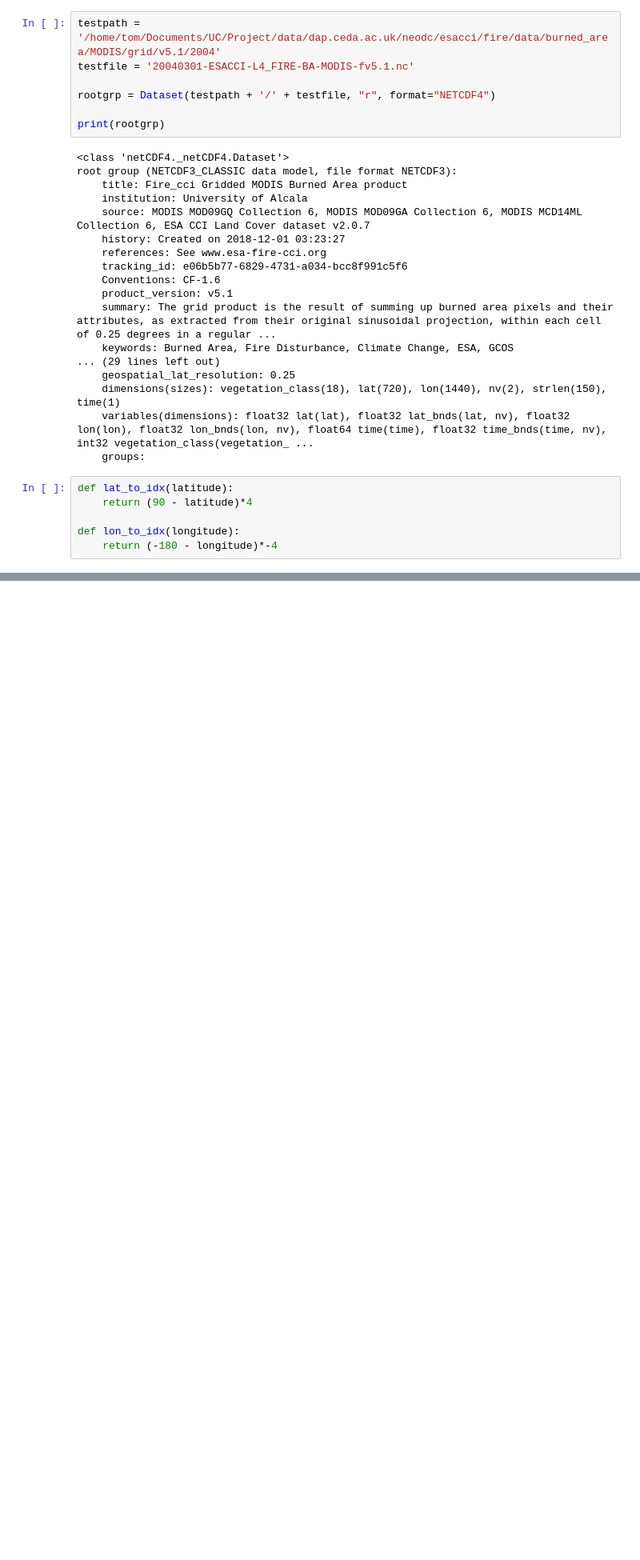
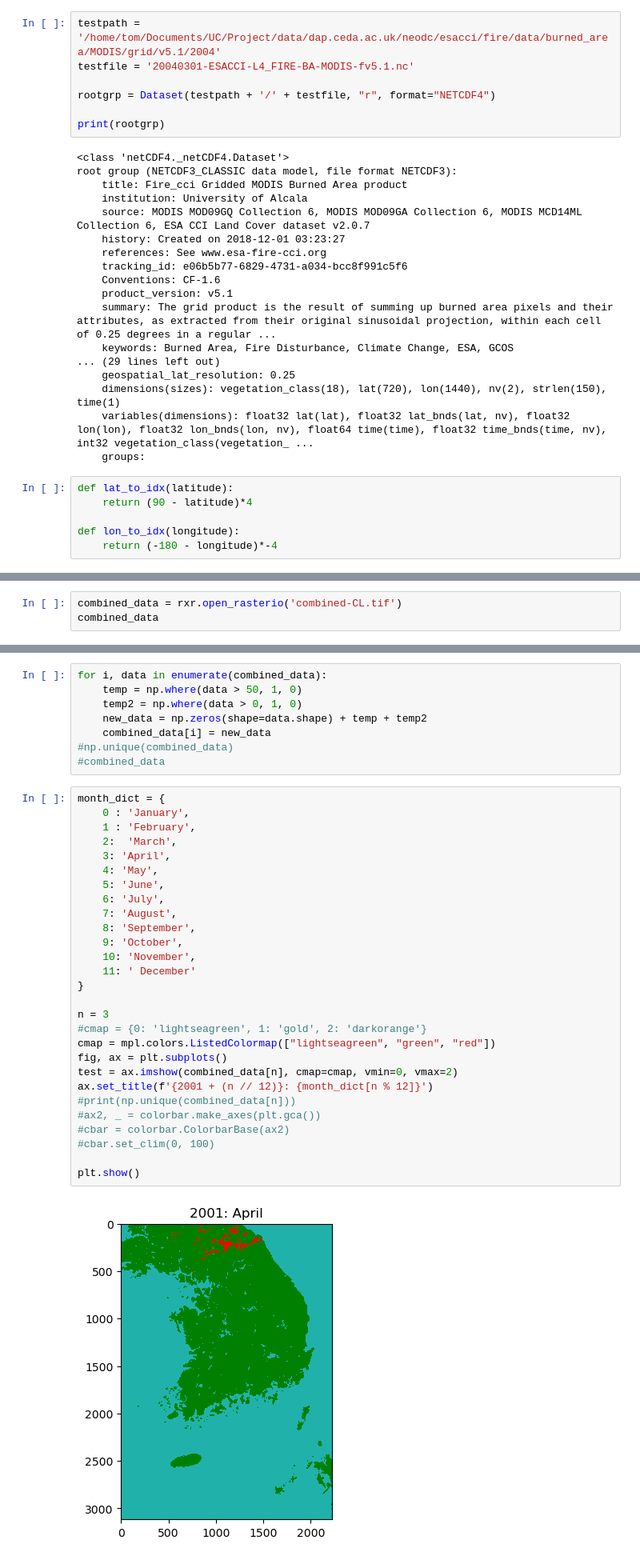
Before and after one commit to Tom-v-G/UC_wildfire_forecasting, a Jupyter notebook: data visualisation Tom.ipynb, the cells around one changed output, grey strips where cells are left out. Shown at 80% size. Cells and saved outputs as stored; diff of their text form; blank space fills up the shorter version.

```diff
--- a/data visualisation Tom.ipynb
+++ b/data visualisation Tom.ipynb
@@ -74,0 +259,3 @@ print(np.array(var[:, lat_to_idx(sth_kor_lat_max):lat_to_idx(sth_kor_lat_min), l
+# %%
+combined_data = rxr.open_rasterio('combined-CL.tif')
+combined_data
@@ -74,0 +277,38 @@ print(np.array(var[:, lat_to_idx(sth_kor_lat_max):lat_to_idx(sth_kor_lat_min), l
+# %%
+for i, data in enumerate(combined_data):
+    temp = np.where(data > 50, 1, 0)
+    temp2 = np.where(data > 0, 1, 0)
+    new_data = np.zeros(shape=data.shape) + temp + temp2
+    combined_data[i] = new_data
+#np.unique(combined_data)
+#combined_data
+# %%
+month_dict = {
+    0 : 'January',
+    1 : 'February',
+    2:  'March',
+    3: 'April',
+    4: 'May',
+    5: 'June',
+    6: 'July',
+    7: 'August',
+    8: 'September',
+    9: 'October',
+    10: 'November',
+    11: ' December'
+}
+
+n = 3
+#cmap = {0: 'lightseagreen', 1: 'gold', 2: 'darkorange'}
+cmap = mpl.colors.ListedColormap(["lightseagreen", "green", "red"])
+fig, ax = plt.subplots()
+test = ax.imshow(combined_data[n], cmap=cmap, vmin=0, vmax=2)
+ax.set_title(f'{2001 + (n // 12)}: {month_dict[n % 12]}')
+#print(np.unique(combined_data[n]))
+#ax2, _ = colorbar.make_axes(plt.gca())
+#cbar = colorbar.ColorbarBase(ax2)
+#cbar.set_clim(0, 100)
+
+plt.show()
+# %% [output]
+[figure, added]
```
Also changed, not shown: parts of 25 cells of this notebook.
